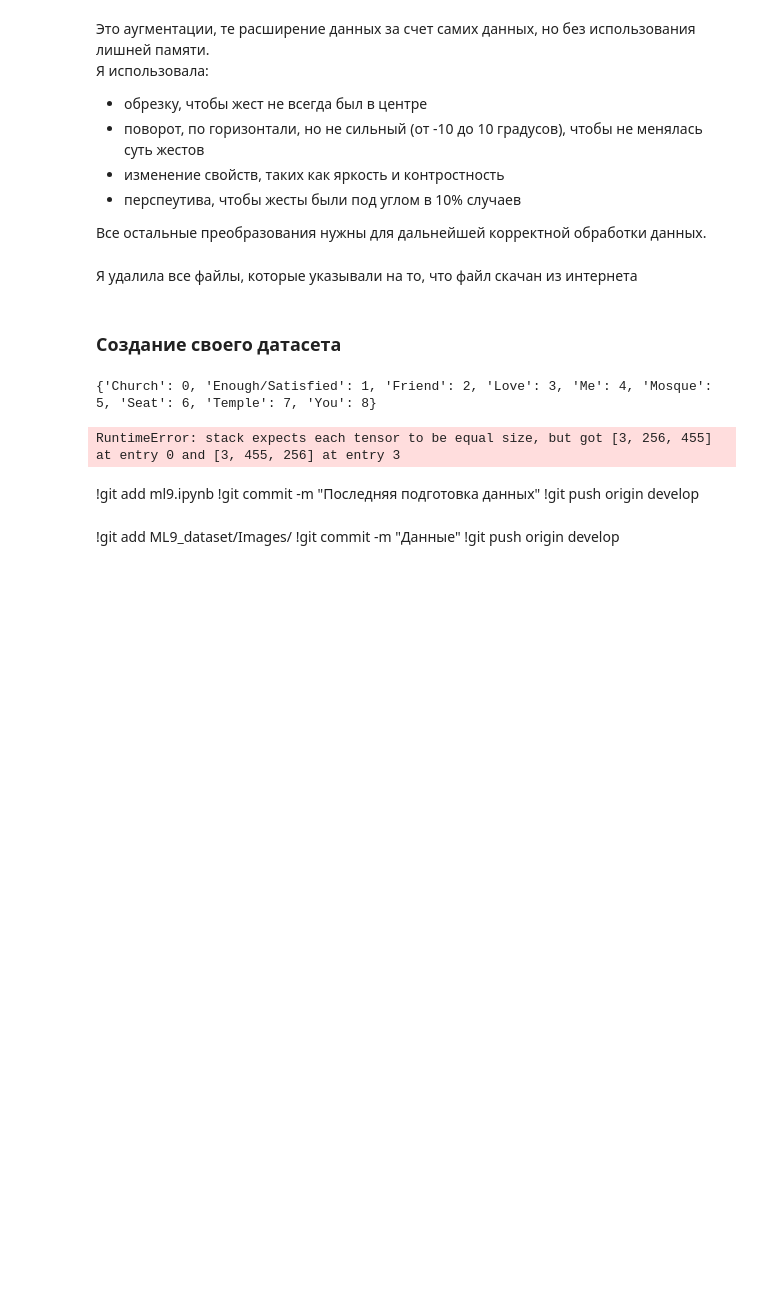
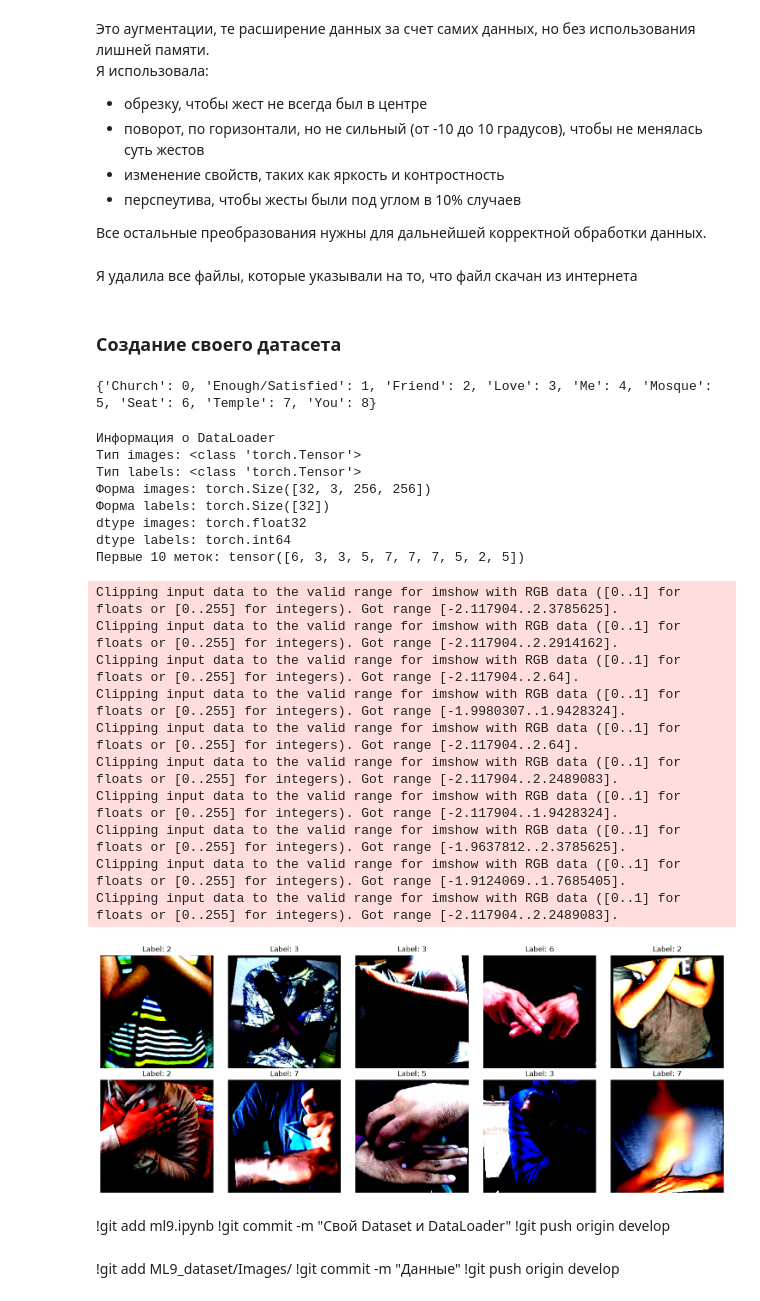
Before and after one commit to Magrusha/ds_mlp-backprop-from-scratch, a Jupyter notebook: src/ml9.ipynb, the cells around one changed output. Drawn from its saved outputs; the diff is of its cells as text; code cells hidden in the pictures; blank space fills up the shorter version.

Commit message:
Информация о DataLoader и визуализация

```diff
--- a/src/ml9.ipynb
+++ b/src/ml9.ipynb
@@ -60,7 +60,7 @@ sizze
 # %%
 train_transform = transforms.Compose([
     transforms.Resize(256), # маленькая сторона 256
-    # transforms.RandomCrop(size=224, padding=4), # обрезка размера 224
+    transforms.RandomCrop(size=256, padding=4), # обрезка размера 224
     transforms.RandomRotation(degrees=(-10, 10)), # поворот
     transforms.ColorJitter(brightness=0.2, contrast=0.2), # ±20% яркость и контраст
     transforms.RandomPerspective(distortion_scale=0.1, p=0.1, fill=(0,0,0)),
@@ -135,18 +135,57 @@ val_loader = DataLoader(val_dataset, batch_size=32, shuffle=False)
 # %%
 images, labels = next(iter(train_loader))
 
+print("Информация о DataLoader")
 print("Тип images:", type(images))
 print("Тип labels:", type(labels))
-print("Форма images:", images.shape)   # например torch.Size([32, 3, 224, 224])
-print("Форма labels:", labels.shape)   # torch.Size([32])
+print("Форма images:", images.shape)
+print("Форма labels:", labels.shape)
 print("dtype images:", images.dtype)
 print("dtype labels:", labels.dtype)
 print("Первые 10 меток:", labels[:10])
 # %% [output]
-RuntimeError: stack expects each tensor to be equal size, but got [3, 256, 455] at entry 0 and [3, 455, 256] at entry 3
+Информация о DataLoader
+Тип images: <class 'torch.Tensor'>
+Тип labels: <class 'torch.Tensor'>
+Форма images: torch.Size([32, 3, 256, 256])
+Форма labels: torch.Size([32])
+dtype images: torch.float32
+dtype labels: torch.int64
+Первые 10 меток: tensor([6, 3, 3, 5, 7, 7, 7, 5, 2, 5])
+# %%
+import matplotlib.pyplot as plt
+import torch
+
+# Берём один батч
+images, labels = next(iter(train_loader))
+
+fig, axes = plt.subplots(2, 5, figsize=(15, 6))
+axes = axes.flatten()
+
+for i in range(10):
+    img = images[i].permute(1, 2, 0).numpy()
+
+    axes[i].imshow(img)
+    axes[i].set_title(f"Label: {labels[i].item()}")
+    axes[i].axis('off')
+
+plt.tight_layout()
+plt.show()
+# %% [output]
+Clipping input data to the valid range for imshow with RGB data ([0..1] for floats or [0..255] for integers). Got range [-2.117904..2.3785625].
+Clipping input data to the valid range for imshow with RGB data ([0..1] for floats or [0..255] for integers). Got range [-2.117904..2.2914162].
+Clipping input data to the valid range for imshow with RGB data ([0..1] for floats or [0..255] for integers). Got range [-2.117904..2.64].
+Clipping input data to the valid range for imshow with RGB data ([0..1] for floats or [0..255] for integers). Got range [-1.9980307..1.9428324].
+Clipping input data to the valid range for imshow with RGB data ([0..1] for floats or [0..255] for integers). Got range [-2.117904..2.64].
+Clipping input data to the valid range for imshow with RGB data ([0..1] for floats or [0..255] for integers). Got range [-2.117904..2.2489083].
+Clipping input data to the valid range for imshow with RGB data ([0..1] for floats or [0..255] for integers). Got range [-2.117904..1.9428324].
+Clipping input data to the valid range for imshow with RGB data ([0..1] for floats or [0..255] for integers). Got range [-1.9637812..2.3785625].
+Clipping input data to the valid range for imshow with RGB data ([0..1] for floats or [0..255] for integers). Got range [-1.9124069..1.7685405].
+Clipping input data to the valid range for imshow with RGB data ([0..1] for floats or [0..255] for integers). Got range [-2.117904..2.2489083].
+[figure, added]
 # %% [markdown]
 !git add ml9.ipynb
-!git commit -m "Последняя подготовка данных"
+!git commit -m "Свой Dataset и DataLoader"
 !git push origin develop
 # %% [markdown]
 !git add ML9_dataset/Images/
```
